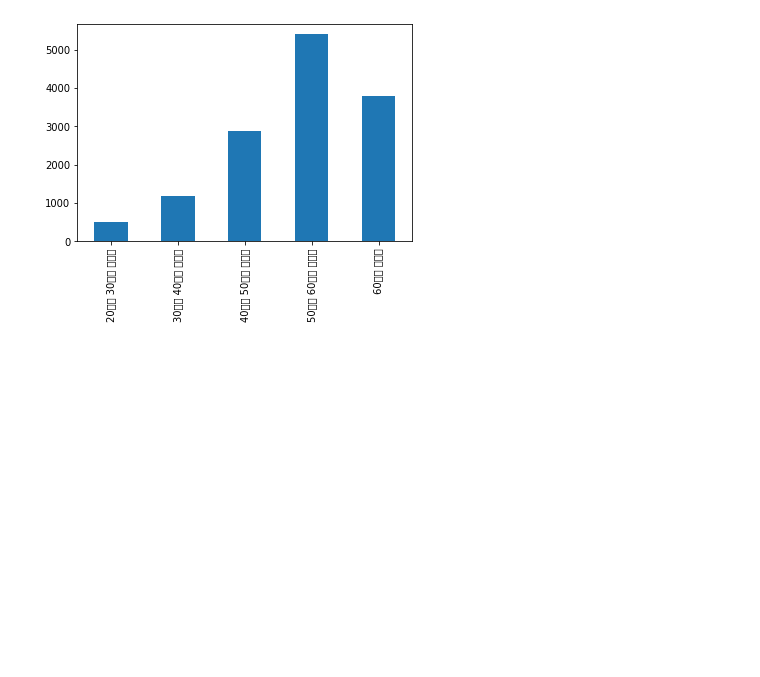
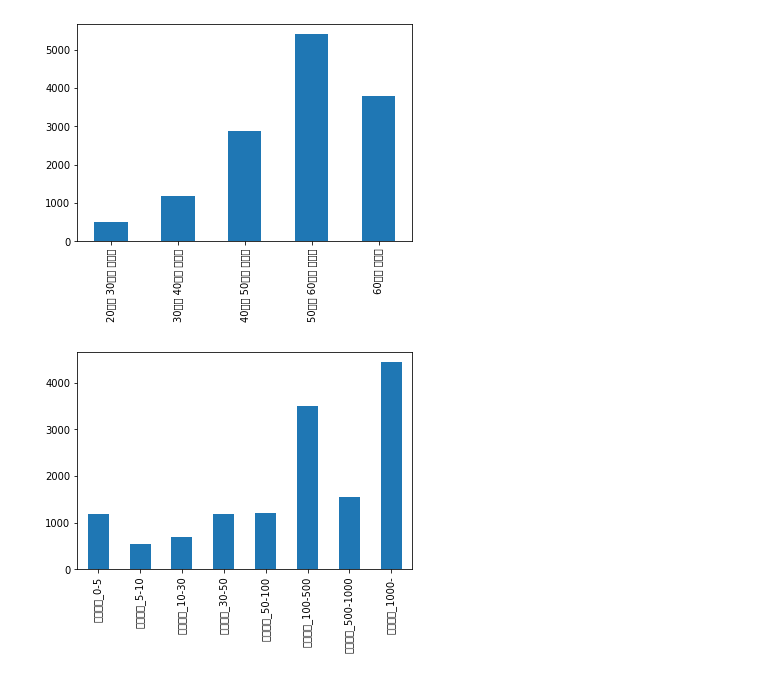
Before and after one commit to ConstructionSiteRisk2023/Preprocessor, a Jupyter notebook: temp4.ipynb, the cells around one changed output. Saved outputs shown, nothing was run; the diff lists cells and outputs as text; code cells hidden in the pictures; blank space fills up the shorter version.

```diff
--- a/temp4.ipynb
+++ b/temp4.ipynb
@@ -81,3 +81,16 @@ data[['20이상 30미만 부상자',
 plt.show()
 # %% [output]
 [figure]
+# %%
+data[['공사규모_0-5',
+ '공사규모_5-10',
+ '공사규모_10-30',
+ '공사규모_30-50',
+ '공사규모_50-100',
+ '공사규모_100-500',
+ '공사규모_500-1000',
+ '공사규모_1000-']].sum().plot(kind='bar')
+plt.show()
+#단위 억
+# %% [output]
+[figure, added]
```
